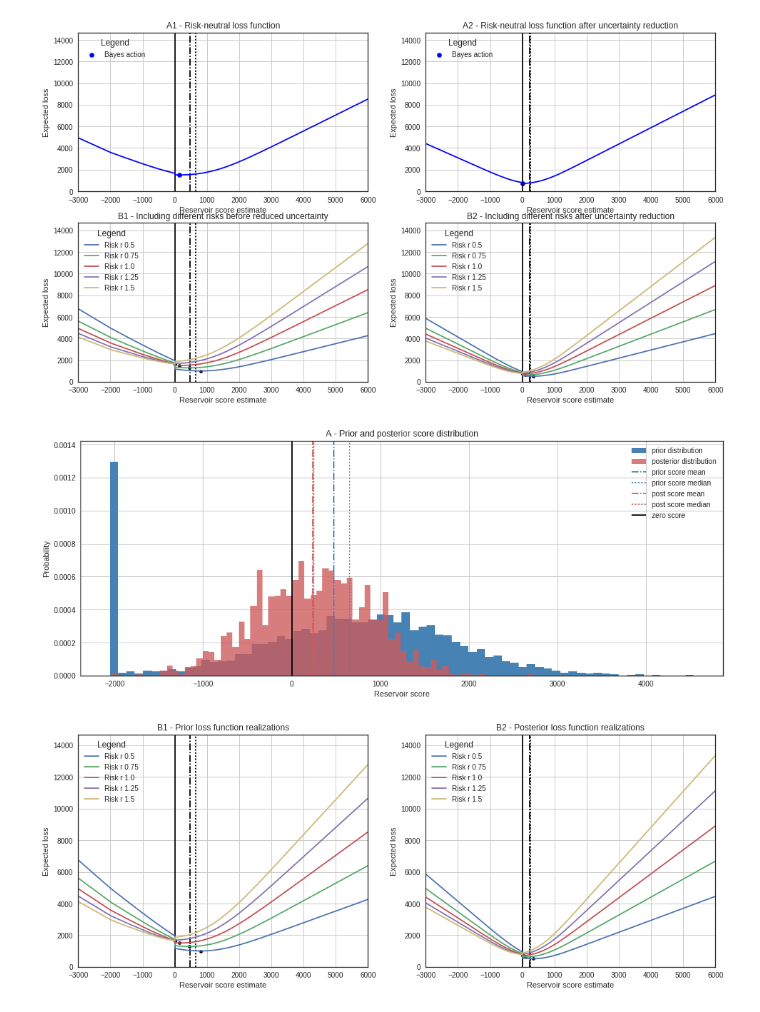
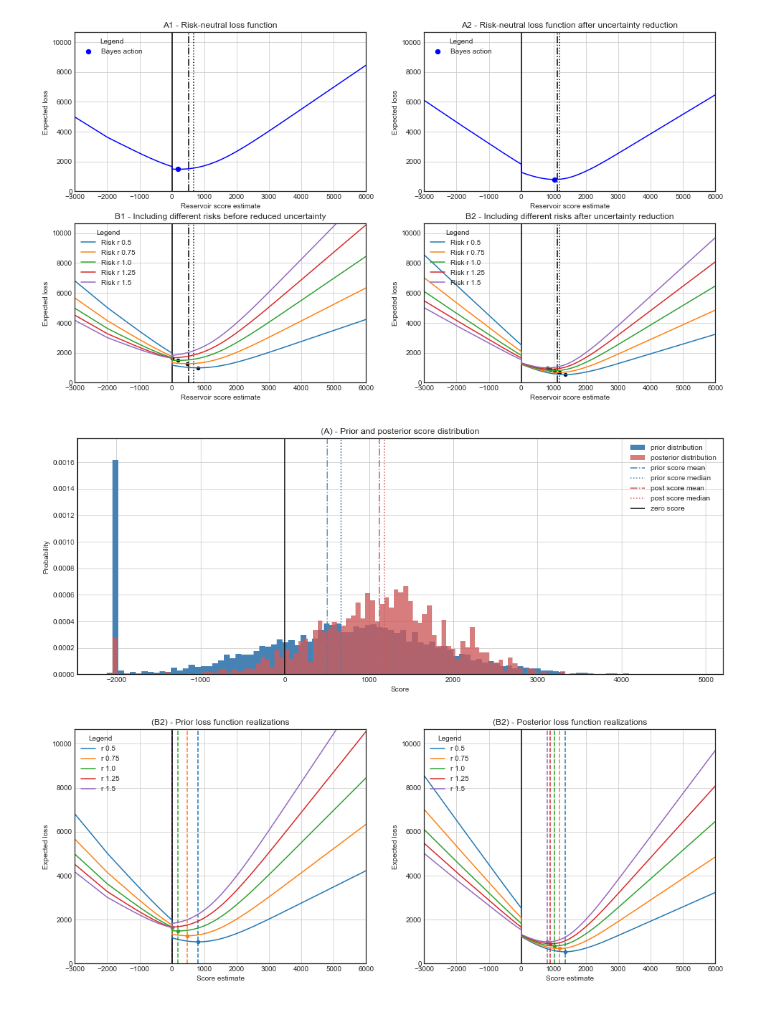
Before and after one commit to nre-aachen/Theses, a Jupyter notebook: Risk analysis/Notebooks/Stand-alone 1D Case Updater2.ipynb, the cells around one changed output. Drawn from its saved outputs; the diff is of its cells as text; code cells hidden in the pictures.

Commit message:
replaced figures in 1D results

```diff
--- a/Risk analysis/Notebooks/Stand-alone 1D Case Updater2.ipynb
+++ b/Risk analysis/Notebooks/Stand-alone 1D Case Updater2.ipynb
@@ -176,18 +176,18 @@ MV1.trace("true_vol")[:]
 res_vol1 = MV1.trace("true_vol")[:]
 # %%
 #Additional information, updating with likelihoods
-std1 = 10
-std2 = 40
+std1 = 20
+std2 = 60
 
 @pm.stochastic
 def layer_thickness1(value = 0, alpha = seal_top, beta = res_top):
     a = alpha-beta
-    return pm.normal_like(a, 70., 1./np.square(std1))
+    return pm.normal_like(a, 50., 1./np.square(std1))
 
 @pm.stochastic
 def layer_thickness2(value = 0,  beta = res_top, gamma = res_bottom):
     b = beta-gamma
-    return pm.normal_like(b, 100., 1./np.square(std2))
+    return pm.normal_like(b, 180., 1./np.square(std2))
 
 model3 = pm.Model([alpha, beta, gamma, layer_thickness1, layer_thickness2])
 
@@ -436,13 +436,13 @@ ax[1,1].set_xlim(estimates_s[0], estimates_s[-1])
 ax[1,1].set_ylim(0,1.1 * np.max(loss))
 ax[1,1].grid()
 # %% [output]
-[figure, old version]
+[figure, new version]
 # %%
 figsize(16, 6)
 
-_hist1 = plt.hist(res_score, bins=70, normed=True, histtype="stepfilled",label="prior distribution", color = "steelblue")
+_hist1 = plt.hist(res_score, bins=100, normed=True, histtype="stepfilled",label="prior distribution", color = "steelblue")
 
-_hist2 = plt.hist(res_score2, bins=70, normed=True, histtype="stepfilled",label="posterior distribution", color = "indianred", alpha = 0.8)
+_hist2 = plt.hist(res_score2, bins=100, normed=True, histtype="stepfilled",label="posterior distribution", color = "indianred", alpha = 0.8)
 
 plt.vlines(res_score.mean(), 0, 1.1 * np.max(_hist1[0]), label="prior score mean", linestyles="-.", color = "steelblue")
 plt.vlines(np.median(res_score), 0, 1.1 * np.max(_hist1[0]), label="prior score median", linestyles=":", color = "steelblue")
@@ -452,11 +452,11 @@ plt.vlines(np.median(res_score2), 0, 1.1 * np.max(_hist1[0]), label="post score
 
 plt.vlines(0, 0, 1.1 * np.max(_hist1[0]), label="zero score", linestyles="-")
 
-plt.title("A - Prior and posterior score distribution")
+plt.title("(A) - Prior and posterior score distribution")
 plt.legend(loc="upper right");
 plt.grid()
 plt.ylim(0, 1.1 * np.max(_hist1[0]))
-plt.xlabel("Reservoir score")
+plt.xlabel("Score")
 plt.ylabel("Probability")
 
 figsize(16, 6)
@@ -469,13 +469,15 @@ expected_loss_sB1 = lambda estimate_s, risk_s: res_score_lossR(estimate_s, res_s
 
 counter = 0
 for r in risks_s:
+    _color = next(ax[0]._get_lines.prop_cycler)
     loss = [expected_loss_sB1(e, r) for e in estimates_s]
     _min_score = sop.fmin(expected_loss_sB1, -40, args=(r,),disp = False)
     #print(_min_score)
     if _min_score < 0:
         _min_score = 0
-    ax[0].plot(estimates_s, loss, label = "Risk r "+str(r))
-    ax[0].scatter(_min_score, expected_loss_sB1(_min_score,r), s = 20, color = 'black')
+    ax[0].plot(estimates_s, loss, label = "r "+str(r), color = _color['color'])
+    ax[0].scatter(_min_score, expected_loss_sB1(_min_score,r), s = 20, color = _color['color'])
+    ax[0].vlines(_min_score, 0, 20000, color=_color['color'], linestyles="--")
     #lt.vlines(_min_results, 0, 0.02, color = 'black', linestyles="--")
     #print("Bayes action (minimum) at risk r %.2f: %.2f" % (r, _min_score))
     BA_before[counter] = _min_score
@@ -488,45 +490,47 @@ EL_after = np.zeros_like(risks_s)
 expected_loss_s = lambda estimate_s, risk_s: res_score_lossR(estimate_s, res_score2, risk_s).mean()
 
 counter = 0
 for r in risks_s:
+    _color = next(ax[1]._get_lines.prop_cycler)
     loss = [expected_loss_s(e, r) for e in estimates_s]
     _min_score = sop.fmin(expected_loss_s, -40, args=(r,),disp = False)
     if _min_score < 0:
         _min_score = 0
-    ax[1].plot(estimates_s, loss, label = "Risk r "+str(r))
-    ax[1].scatter(_min_score, expected_loss_s(_min_score,r), s = 20, color = 'black')
+    ax[1].plot(estimates_s, loss, label = "r "+str(r), color = _color['color'])
+    ax[1].scatter(_min_score, expected_loss_s(_min_score,r), s = 20, color = _color['color'])
+    ax[1].vlines(_min_score, 0, 20000, color=_color['color'], linestyles="--")
     #lt.vlines(_min_results, 0, 0.02, color = 'black', linestyles="--")
     #print("Bayes action (minimum) at risk r %.2f: %.2f" % (r, _min_score))
     BA_after[counter] = _min_score
     EL_after[counter] = expected_loss_s(_min_score,r)
     counter += 1
 
 #B1 layout
-ax[0].set_title("""B1 - Prior loss function realizations""")
+ax[0].set_title("""(B2) - Prior loss function realizations""")
 ax[0].legend(loc="upper left", scatterpoints=1, title="Legend")
 ax[0].vlines(0, 0, 1.1 * np.max(loss), label="zero score", linestyles="-")
-ax[0].vlines(res_score.mean(), 0, 1.1 * np.max(loss), label="posterior's mean", linestyles="-.")
-ax[0].vlines(np.median(res_score), 0, 1.1 * np.max(loss), label="score median", linestyles=":")
-ax[0].set_xlabel("Reservoir score estimate")
+#ax[0].vlines(res_score.mean(), 0, 1.1 * np.max(loss), label="posterior's mean", linestyles="-.")
+#ax[0].vlines(np.median(res_score), 0, 1.1 * np.max(loss), label="score median", linestyles=":")
+ax[0].set_xlabel("Score estimate")
 ax[0].set_ylabel("Expected loss")
 ax[0].set_xlim(estimates_s[0], estimates_s[-1])
 ax[0].set_ylim(0,1.1 * np.max(loss))
 ax[0].grid()
 
 #B2 layout
-ax[1].set_title("""B2 - Posterior loss function realizations""")
+ax[1].set_title("""(B2) - Posterior loss function realizations""")
 ax[1].legend(loc="upper left", scatterpoints=1, title="Legend")
 ax[1].vlines(0, 0, 1.1 * np.max(loss), label="zero score", linestyles="-")
-ax[1].vlines(res_score2.mean(), 0, 1.1 * np.max(loss), label="posterior's mean", linestyles="-.")
-ax[1].vlines(np.median(res_score2), 0, 1.1 * np.max(loss), label="score median", linestyles=":")
-ax[1].set_xlabel("Reservoir score estimate")
+#ax[1].vlines(res_score2.mean(), 0, 1.1 * np.max(loss), label="posterior's mean", linestyles="-.")
+#ax[1].vlines(np.median(res_score2), 0, 1.1 * np.max(loss), label="score median", linestyles=":")
+ax[1].set_xlabel("Score estimate")
 ax[1].set_ylabel("Expected loss")
 ax[1].set_xlim(estimates_s[0], estimates_s[-1])
 ax[1].set_ylim(0,1.1 * np.max(loss))
 ax[1].grid()
 # %% [output]
-[figure, old version]
+[figure, new version]
-[figure, old version]
+[figure, new version]
 # %%
 BA_diff = BA_after - BA_before
 EL_diff = EL_after - EL_before
```
Also changed, not shown: parts of 13 cells of this notebook, 14 other files.
